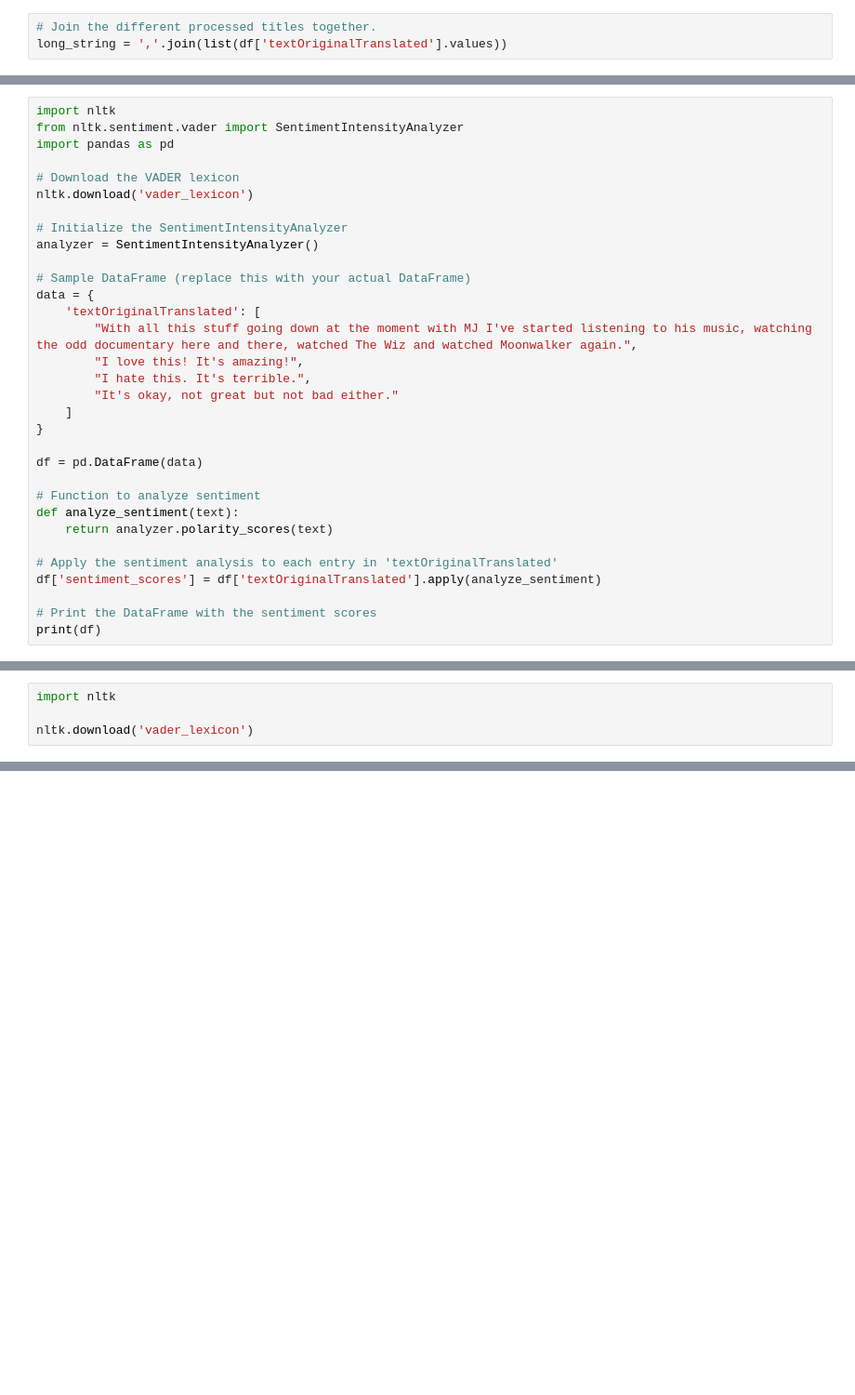
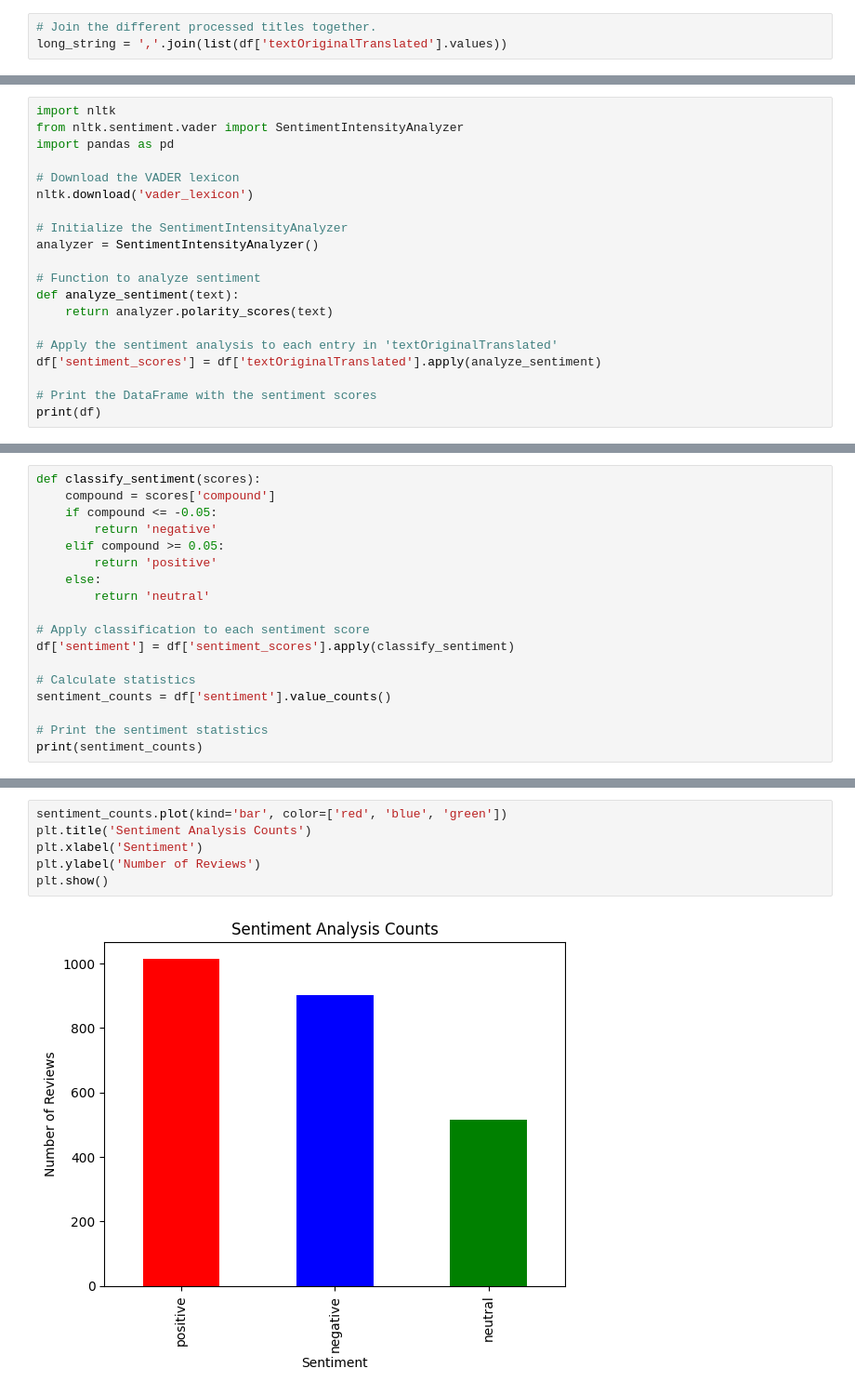
Before and after one commit to NikitaGarbovskii/AS_S_COMMENTS, a Jupyter notebook: Youtube_script.ipynb, the cells around one changed output, grey strips where cells are left out. Shown at 93% size. Saved outputs shown, nothing was run; the diff lists cells and outputs as text; blank space fills up the shorter version.

Commit message:
Sentiment analysis

```diff
--- a/Youtube_script.ipynb
+++ b/Youtube_script.ipynb
@@ -624,18 +626,6 @@ nltk.download('vader_lexicon')
 # Initialize the SentimentIntensityAnalyzer
 analyzer = SentimentIntensityAnalyzer()
 
-# Sample DataFrame (replace this with your actual DataFrame)
-data = {
-    'textOriginalTranslated': [
-        "With all this stuff going down at the moment with MJ I've started listening to his music, watching the odd documentary here and there, watched The Wiz and watched Moonwalker again.",
-        "I love this! It's amazing!",
-        "I hate this. It's terrible.",
-        "It's okay, not great but not bad either."
-    ]
-}
-
-df = pd.DataFrame(data)
-
 # Function to analyze sentiment
 def analyze_sentiment(text):
     return analyzer.polarity_scores(text)
@@ -663,5 +661,19 @@ print(df)
 # %%
-import nltk
+def classify_sentiment(scores):
+    compound = scores['compound']
+    if compound <= -0.05:
+        return 'negative'
+    elif compound >= 0.05:
+        return 'positive'
+    else:
+        return 'neutral'
 
-nltk.download('vader_lexicon')
+# Apply classification to each sentiment score
+df['sentiment'] = df['sentiment_scores'].apply(classify_sentiment)
+
+# Calculate statistics
+sentiment_counts = df['sentiment'].value_counts()
+
+# Print the sentiment statistics
+print(sentiment_counts)
 # %% [output]
@@ -670,0 +697,8 @@ True
+# %%
+sentiment_counts.plot(kind='bar', color=['red', 'blue', 'green'])
+plt.title('Sentiment Analysis Counts')
+plt.xlabel('Sentiment')
+plt.ylabel('Number of Reviews')
+plt.show()
+# %% [output]
+[figure, added]
```
Also changed, not shown: parts of 5 cells of this notebook.
